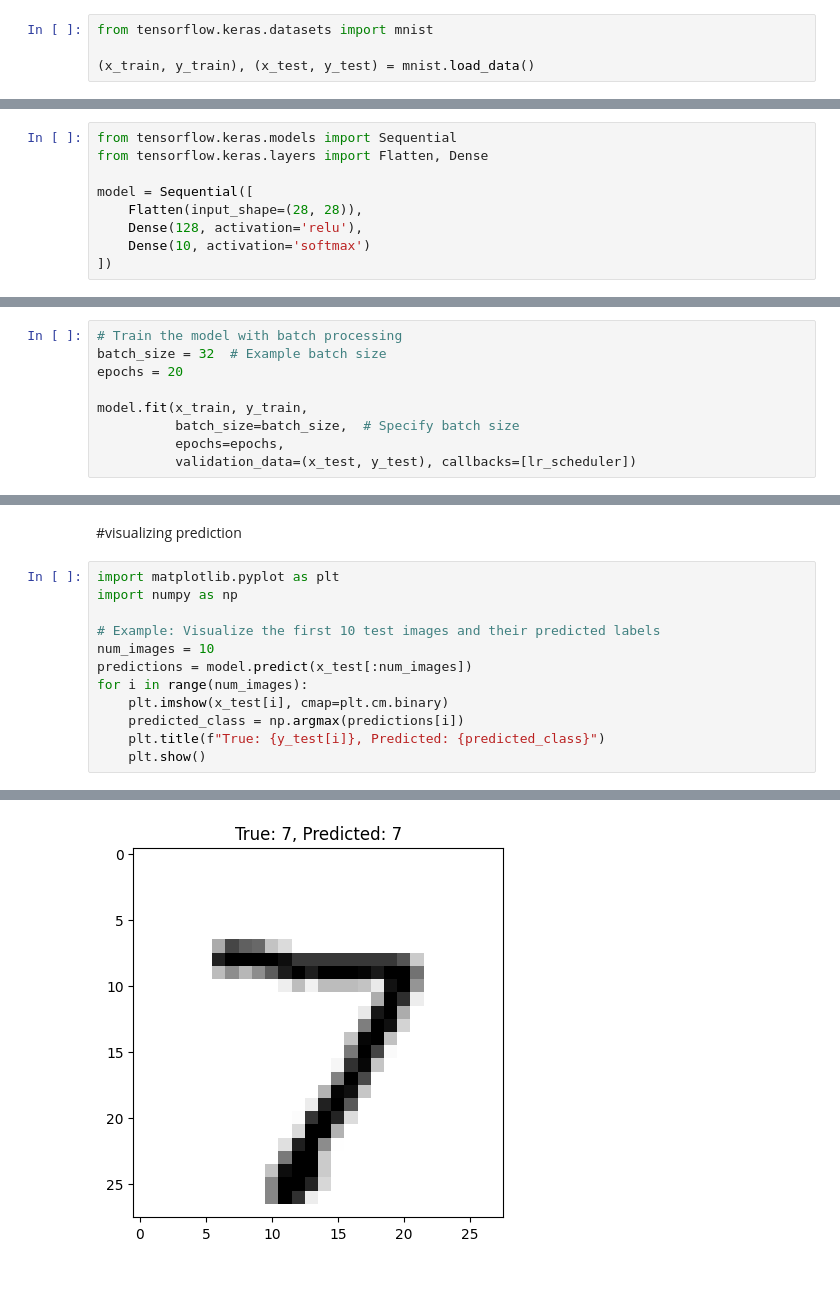
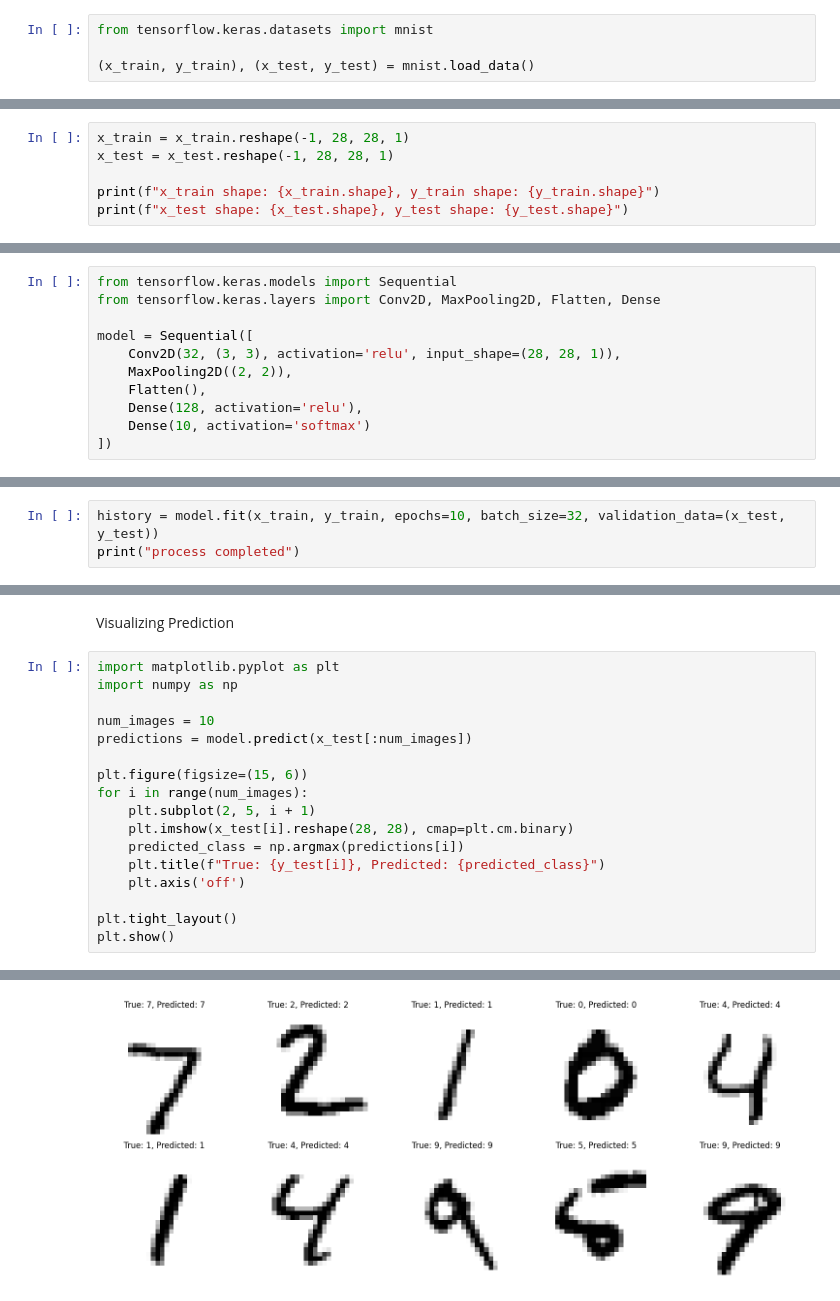
Before and after one commit to DilpreetSyali/Handwritten-Digit-Recognition-, a Jupyter notebook: Handwritten_MNIST.ipynb, the cells around one changed output, grey strips where cells are left out. Saved outputs shown, nothing was run; the diff lists cells and outputs as text.

```diff
--- a/Handwritten_MNIST.ipynb
+++ b/Handwritten_MNIST.ipynb
@@ -21,0 +23,6 @@ from tensorflow.keras.datasets import mnist
+# %%
+x_train = x_train.reshape(-1, 28, 28, 1)
+x_test = x_test.reshape(-1, 28, 28, 1)
+
+print(f"x_train shape: {x_train.shape}, y_train shape: {y_train.shape}")
+print(f"x_test shape: {x_test.shape}, y_test shape: {y_test.shape}")
@@ -22,9 +34,11 @@ from tensorflow.keras.datasets import mnist
 # %%
 from tensorflow.keras.models import Sequential
-from tensorflow.keras.layers import Flatten, Dense
+from tensorflow.keras.layers import Conv2D, MaxPooling2D, Flatten, Dense
 
 model = Sequential([
-    Flatten(input_shape=(28, 28)),
+    Conv2D(32, (3, 3), activation='relu', input_shape=(28, 28, 1)),
+    MaxPooling2D((2, 2)),
+    Flatten(),
     Dense(128, activation='relu'),
     Dense(10, activation='softmax')
 ])
@@ -48,9 +60,0 @@ model.compile(optimizer='adam', loss='sparse_categorical_crossentropy', metrics=
-# %%
-# Train the model with batch processing
-batch_size = 32  # Example batch size
-epochs = 20
-
-model.fit(x_train, y_train,
-          batch_size=batch_size,  # Specify batch size
-          epochs=epochs,
-          validation_data=(x_test, y_test), callbacks=[lr_scheduler])
@@ -83,0 +63,3 @@ predictions = model.predict(x_test)
+# %%
+history = model.fit(x_train, y_train, epochs=10, batch_size=32, validation_data=(x_test, y_test))
+print("process completed")
@@ -91,15 +102,20 @@ loss : 0.2509
-# %% [markdown]
-#visualizing prediction
+# %% [markdown]
+Visualizing Prediction
 # %%
 import matplotlib.pyplot as plt
 import numpy as np
 
-# Example: Visualize the first 10 test images and their predicted labels
 num_images = 10
 predictions = model.predict(x_test[:num_images])
+
+plt.figure(figsize=(15, 6))
 for i in range(num_images):
-    plt.imshow(x_test[i], cmap=plt.cm.binary)
+    plt.subplot(2, 5, i + 1)
+    plt.imshow(x_test[i].reshape(28, 28), cmap=plt.cm.binary)
     predicted_class = np.argmax(predictions[i])
     plt.title(f"True: {y_test[i]}, Predicted: {predicted_class}")
-    plt.show()
+    plt.axis('off')
+
+plt.tight_layout()
+plt.show()
 # %% [output]
@@ -107 +123 @@ for i in range(num_images):
-[figure, old version]
+[figure, new version]
```
Also changed, not shown: parts of 41 cells of this notebook, 1 other file.
